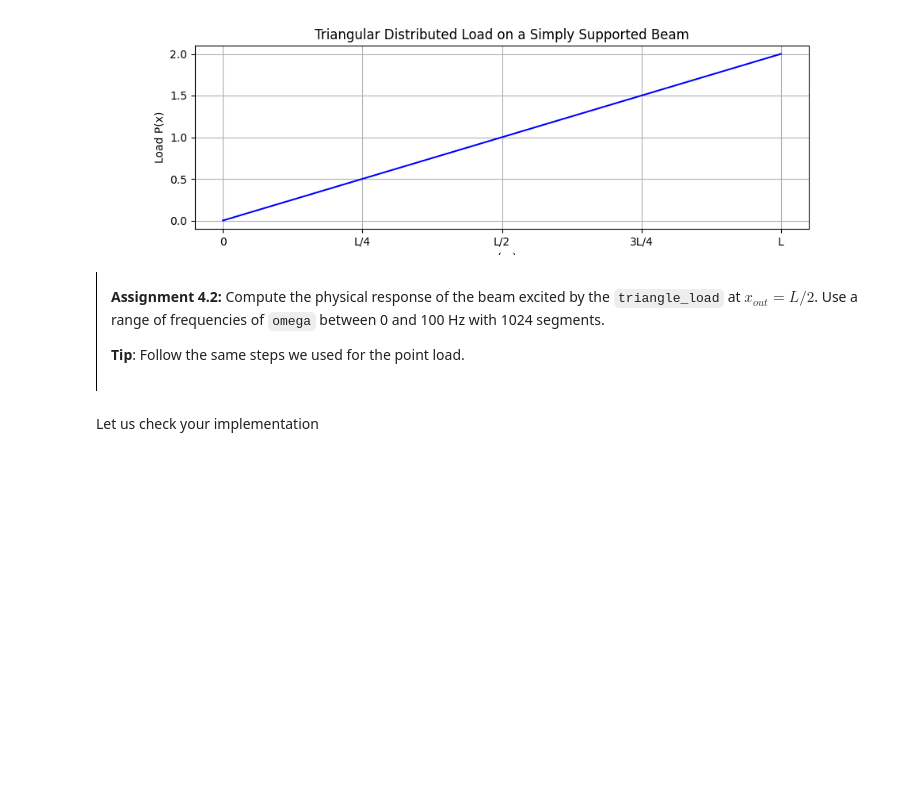
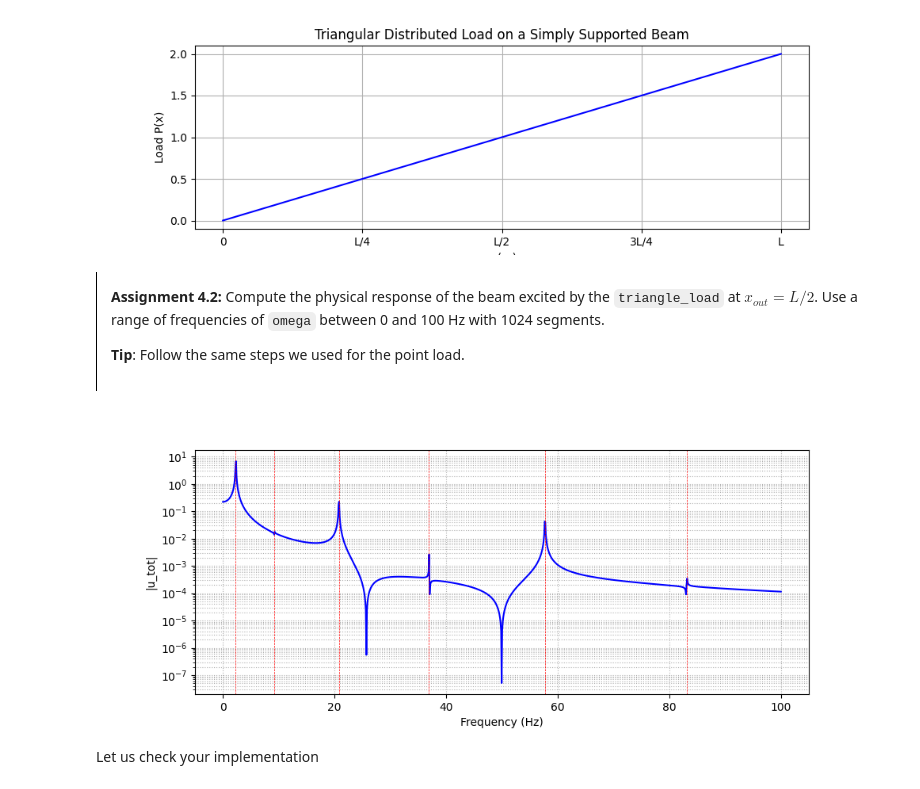
Before and after one commit to RaoulTAMERE/MV2627_Exercises, a Jupyter notebook: Session5_Continuous_systems/session5.ipynb, the cells around one changed output. Drawn from its saved outputs; the diff is of its cells as text; code cells hidden in the pictures; blank space fills up the shorter version.

```diff
--- a/Session5_Continuous_systems/session5.ipynb
+++ b/Session5_Continuous_systems/session5.ipynb
@@ -761,32 +761,36 @@ ax.grid(True)
 # %%
 x = np.linspace(0, 1, 1000)
 n_list = None  # first 6 modes
 #psi_list = None # list of mode shapes
 p = None  # Define the triangular load
 F_triangle_list = []  # list of modal forces for triangular load
 omega = None  # array of frequencies
 z_triangle = [] # Initialize modal response list for triangular load
 x_out = None # position where the physical response is evaluated
 u_tot_triangle = None  # total physical response for triangular load
 
 # YOUR CODE HERE
 x = np.linspace(0, 1, 1000)
 n_list = np.array([1,2,3,4,5,6])  # first 6 modes
-psi_list =psi_list # list of mode shapes
+psi_list = [modal_shape(L,x,n) for n in n_list] # list of mode shapes
 p = triangle_load(x,L)  # Define the triangular load
-F_triangle_list = []  # list of modal forces for triangular load
-omega = None  # array of frequencies
-z_triangle = [] # Initialize modal response list for triangular load
-x_out = None # position where the physical response is evaluated
-u_tot_triangle = None  # total physical response for triangular load
+F_triangle_list = [modal_excitation(p,psi_list[i],x) for i in range(len(n_list))]  # list of modal forces for triangular load
+omega = np.linspace(0,100*(2*np.pi),1024)  # array of frequencies
+z_triangle = [modal_response(F_triangle_list[i],mu_n[i],omega_n[i],xi_n[i],omega) for i in range(len(n_list))] # Initialize modal response list for triangular load
+x_out = L/2 # position where the physical response is evaluated
+u_tot_triangle = np.zeros_like(z_triangle[0],dtype = 'complex')
+for i in range(6):
+  u_tot_triangle += physical_response(z_triangle[i],psi_list[i][500])  # total physical response for triangular load
 
 fig, ax = plt.subplots(figsize=(10, 4))
 ax.semilogy(omega / (2 * np.pi), np.abs(u_tot_triangle), label='$u(x_{out})$', color='blue')
 for n in range(1, 7):
     ax.axvline(natural_pulsation(E, rho, L, I, A, n=n) / (2 * np.pi), color='red', linestyle='--', lw=0.5)
 ax.set_xlabel('Frequency (Hz)')
 ax.set_ylabel('|u_tot|')
 ax.grid(which='both', linestyle=':')
+# %% [output]
+[figure, added]
 # %% [markdown]
 Let us check your implementation
 # %%
```
